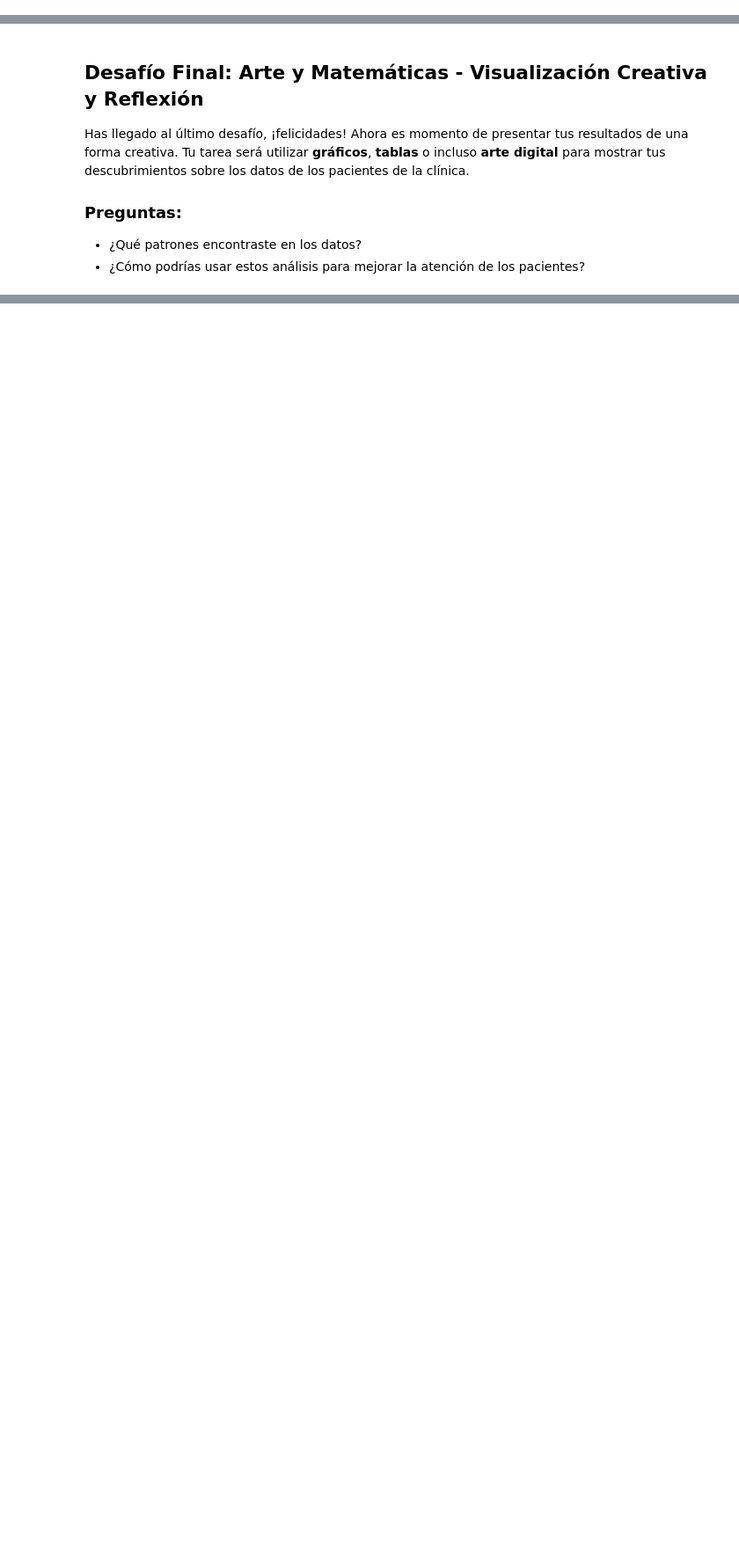
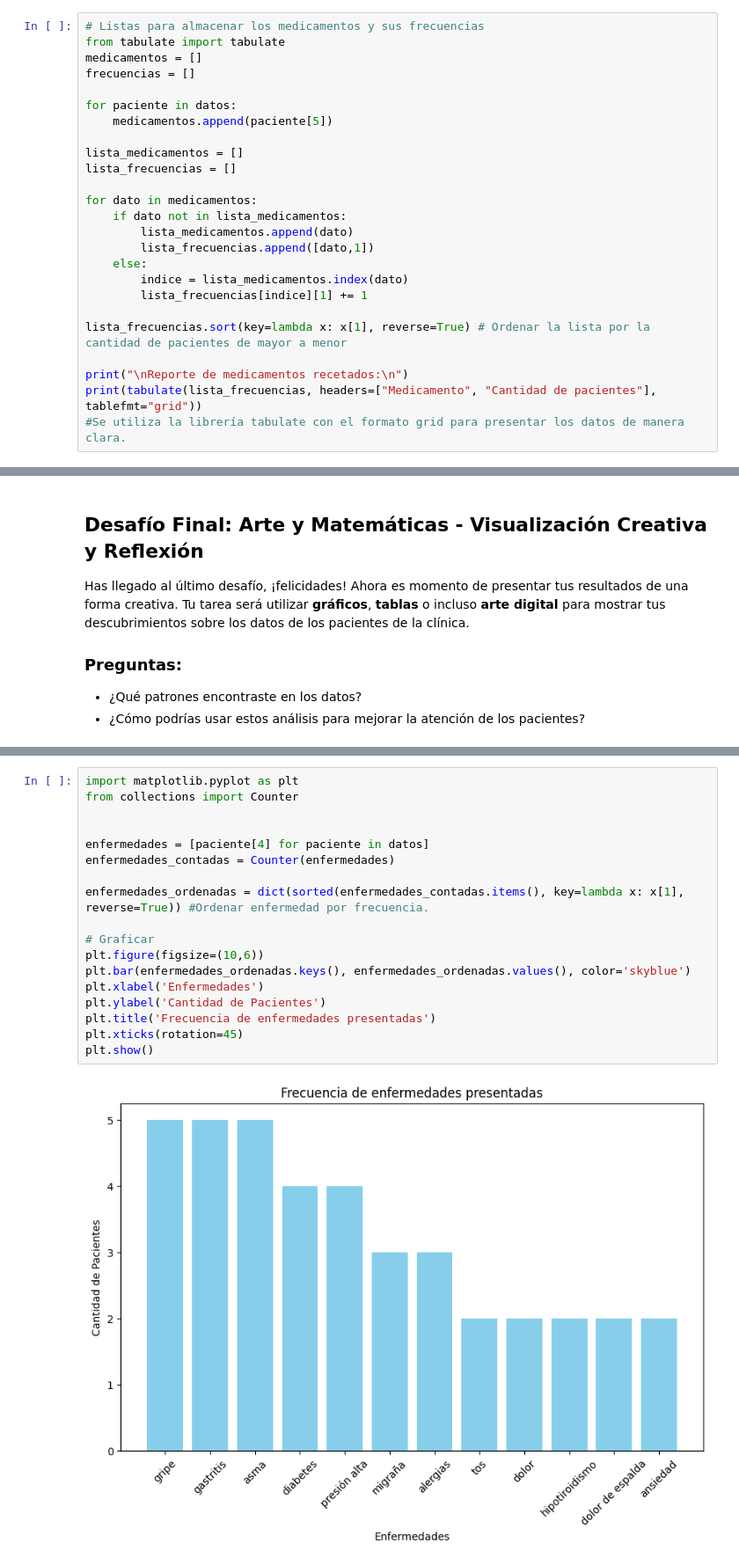
Before and after one commit to marivilla93/Programacion-Python-Basico-GRUPO-1---6181133432, a Jupyter notebook: Estudiantes/Mariana V/Proyecto corto. Clínica/Proyecto Corto - Reto STEAM Explorando Datos de Pacientes en una Clínica.ipynb, the cells around one changed output, grey strips where cells are left out. Shown at 88% size. Cells and saved outputs as stored; diff of their text form; blank space fills up the shorter version.

```diff
--- a/Estudiantes/Mariana V/Proyecto corto. Clínica/Proyecto Corto - Reto STEAM Explorando Datos de Pacientes en una Clínica.ipynb
+++ b/Estudiantes/Mariana V/Proyecto corto. Clínica/Proyecto Corto - Reto STEAM Explorando Datos de Pacientes en una Clínica.ipynb
@@ -170,0 +227,25 @@ frecuencias = []
+# %%
+# Listas para almacenar los medicamentos y sus frecuencias
+from tabulate import tabulate
+medicamentos = []
+frecuencias = []
+
+for paciente in datos:
+    medicamentos.append(paciente[5])
+
+lista_medicamentos = []
+lista_frecuencias = []
+
+for dato in medicamentos:
+    if dato not in lista_medicamentos:
+        lista_medicamentos.append(dato)
+        lista_frecuencias.append([dato,1])
+    else:
+        indice = lista_medicamentos.index(dato)
+        lista_frecuencias[indice][1] += 1
+
+lista_frecuencias.sort(key=lambda x: x[1], reverse=True) # Ordenar la lista por la cantidad de pacientes de mayor a menor
+
+print("\nReporte de medicamentos recetados:\n")
+print(tabulate(lista_frecuencias, headers=["Medicamento", "Cantidad de pacientes"], tablefmt="grid"))
+#Se utiliza la librería tabulate con el formato grid para presentar los datos de manera clara.
@@ -212,0 +405,20 @@ Has llegado al último desafío, ¡felicidades! Ahora es momento de presentar tu
+# %%
+import matplotlib.pyplot as plt
+from collections import Counter
+
+
+enfermedades = [paciente[4] for paciente in datos]
+enfermedades_contadas = Counter(enfermedades)
+
+enfermedades_ordenadas = dict(sorted(enfermedades_contadas.items(), key=lambda x: x[1], reverse=True)) #Ordenar enfermedad por frecuencia.
+
+# Graficar
+plt.figure(figsize=(10,6))
+plt.bar(enfermedades_ordenadas.keys(), enfermedades_ordenadas.values(), color='skyblue')
+plt.xlabel('Enfermedades')
+plt.ylabel('Cantidad de Pacientes')
+plt.title('Frecuencia de enfermedades presentadas')
+plt.xticks(rotation=45)
+plt.show()
+# %% [output]
+[figure, added]
```
Also changed, not shown: parts of 17 cells of this notebook.
